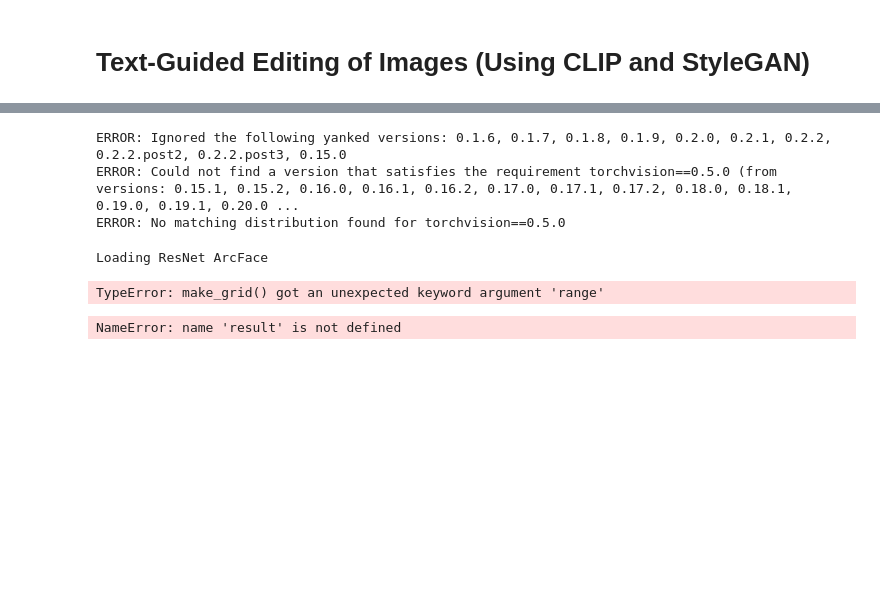
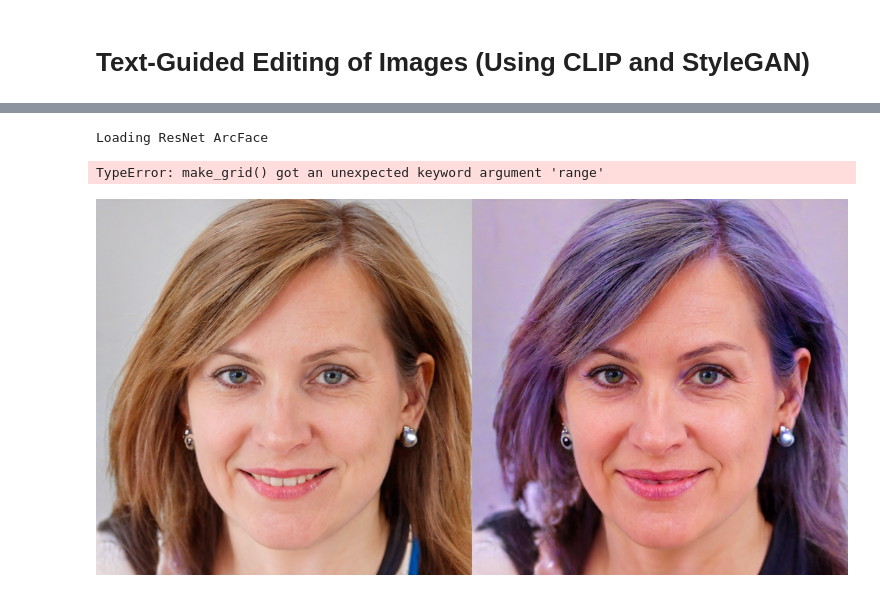
Before and after one commit to AAdilCan/AAdilCan, a Jupyter notebook: notebooks/optimization_playground.ipynb, the cells around one changed output, grey strips where cells are left out. Cells and saved outputs as stored; diff of their text form; code cells hidden in the pictures; blank space fills up the shorter version.

```diff
--- a/notebooks/optimization_playground.ipynb
+++ b/notebooks/optimization_playground.ipynb
@@ -84,12 +68,6 @@ args = {
     "results_dir": "results",
     "ir_se50_weights": "model_ir_se50.pth"
 }
-# %%
-pip install torchvision==0.5.0
-# %% [output]
-ERROR: Ignored the following yanked versions: 0.1.6, 0.1.7, 0.1.8, 0.1.9, 0.2.0, 0.2.1, 0.2.2, 0.2.2.post2, 0.2.2.post3, 0.15.0
-ERROR: Could not find a version that satisfies the requirement torchvision==0.5.0 (from versions: 0.15.1, 0.15.2, 0.16.0, 0.16.1, 0.16.2, 0.17.0, 0.17.1, 0.17.2, 0.18.0, 0.18.1, 0.19.0, 0.19.1, 0.20.0 ...
-ERROR: No matching distribution found for torchvision==0.5.0
 # %%
 if use_seed:
   import torch
@@ -103,12 +81,12 @@ TypeError: make_grid() got an unexpected keyword argument 'range'
 # %%
 #@title Visualize Result
 from torchvision.utils import make_grid
 from torchvision.transforms import ToPILImage
-result_image = ToPILImage()(make_grid(result.detach().cpu(), normalize=True, scale_each=True, value_range=(-1, 1), padding=0))
+result_image = ToPILImage()(make_grid(result.detach().cpu(), normalize=True, scale_each=True, range=(-1, 1), padding=0))
 h, w = result_image.size
 result_image.resize((h // 2, w // 2))
 # %% [output]
-NameError: name 'result' is not defined
+[figure, added]
 # %%
 #@title Create and Download Video
 
```
Also changed, not shown: parts of 2 cells of this notebook.
